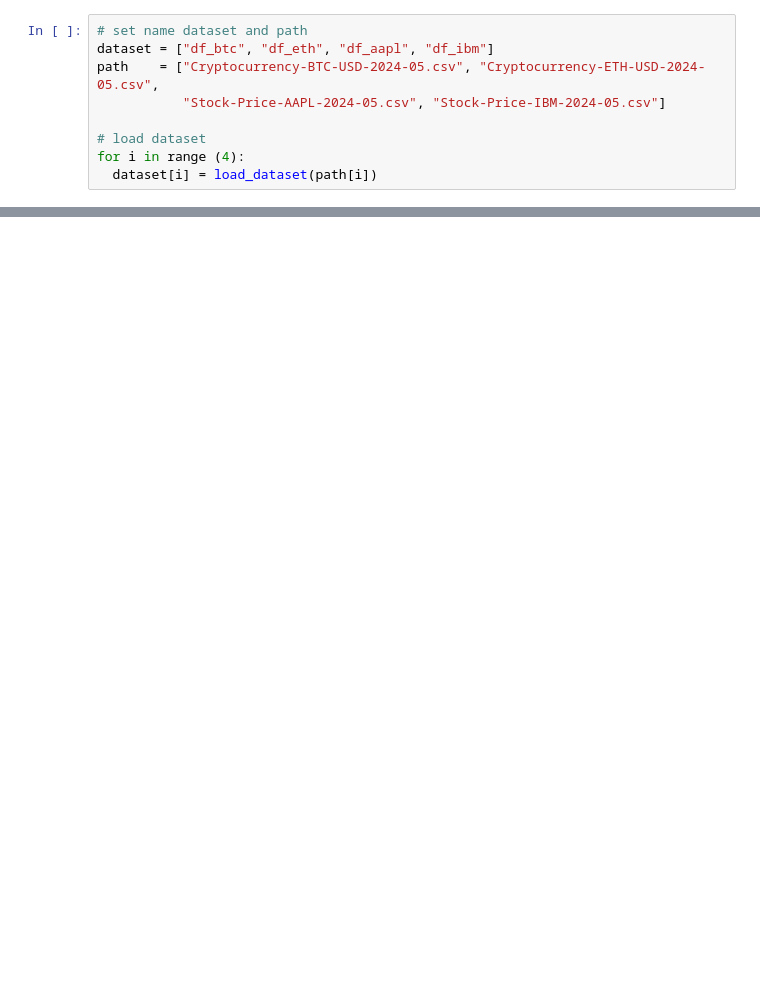
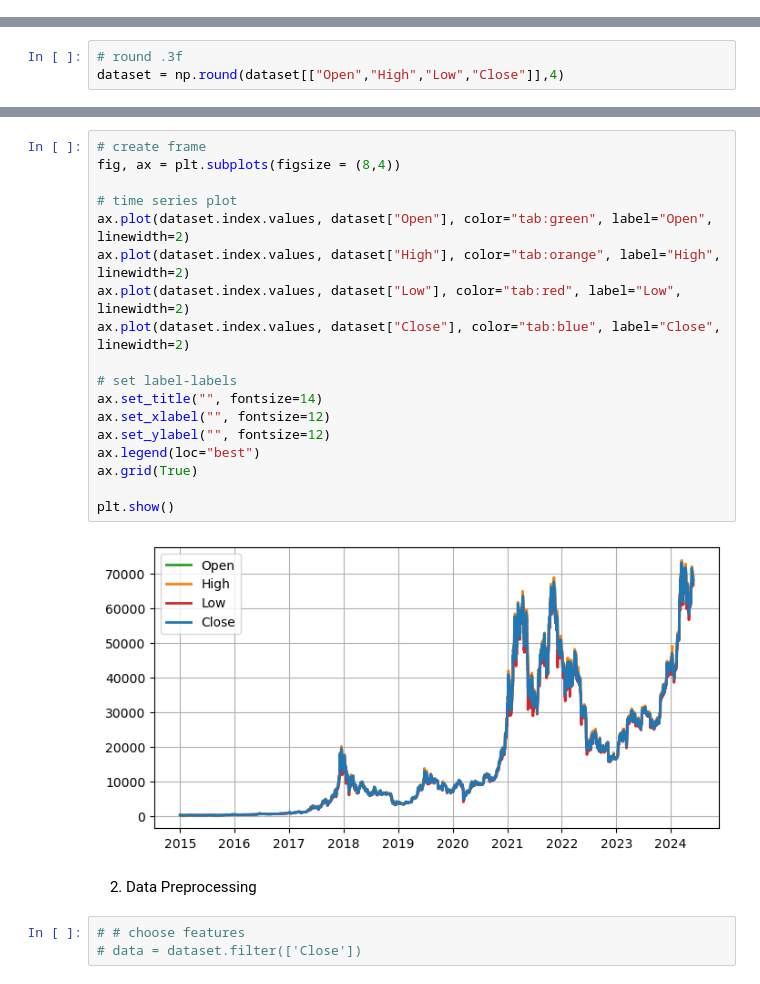
Before and after one commit to kusin/bahan-ajar-ML, a Jupyter notebook: Pertemuan 4 - Teknik Praproses Data/Preprocessing - cryptocurrency.ipynb, the cells around one changed output, grey strips where cells are left out. Saved outputs shown, nothing was run; the diff lists cells and outputs as text; blank space fills up the shorter version.

```diff
--- a/Pertemuan 4 - Teknik Praproses Data/Preprocessing - cryptocurrency.ipynb
+++ b/Pertemuan 4 - Teknik Praproses Data/Preprocessing - cryptocurrency.ipynb
@@ -34,9 +20,0 @@ def load_dataset(df):
-# %%
-# set name dataset and path
-dataset = ["df_btc", "df_eth", "df_aapl", "df_ibm"]
-path    = ["Cryptocurrency-BTC-USD-2024-05.csv", "Cryptocurrency-ETH-USD-2024-05.csv",
-           "Stock-Price-AAPL-2024-05.csv", "Stock-Price-IBM-2024-05.csv"]
-
-# load dataset
-for i in range (4):
-  dataset[i] = load_dataset(path[i])
@@ -44,0 +36,3 @@ for i in range (4):
+# %%
+# round .3f
+dataset = np.round(dataset[["Open","High","Low","Close"]],4)
@@ -44,0 +58,25 @@ for i in range (4):
+# %%
+# create frame
+fig, ax = plt.subplots(figsize = (8,4))
+
+# time series plot
+ax.plot(dataset.index.values, dataset["Open"], color="tab:green", label="Open", linewidth=2)
+ax.plot(dataset.index.values, dataset["High"], color="tab:orange", label="High", linewidth=2)
+ax.plot(dataset.index.values, dataset["Low"], color="tab:red", label="Low", linewidth=2)
+ax.plot(dataset.index.values, dataset["Close"], color="tab:blue", label="Close", linewidth=2)
+
+# set label-labels
+ax.set_title("", fontsize=14)
+ax.set_xlabel("", fontsize=12)
+ax.set_ylabel("", fontsize=12)
+ax.legend(loc="best")
+ax.grid(True)
+
+plt.show()
+# %% [output]
+[figure, added]
+# %% [markdown]
+2. Data Preprocessing
+# %%
+# # choose features
+# data = dataset.filter(['Close'])
```
Also changed, not shown: parts of 22 cells of this notebook, 2 other files.
